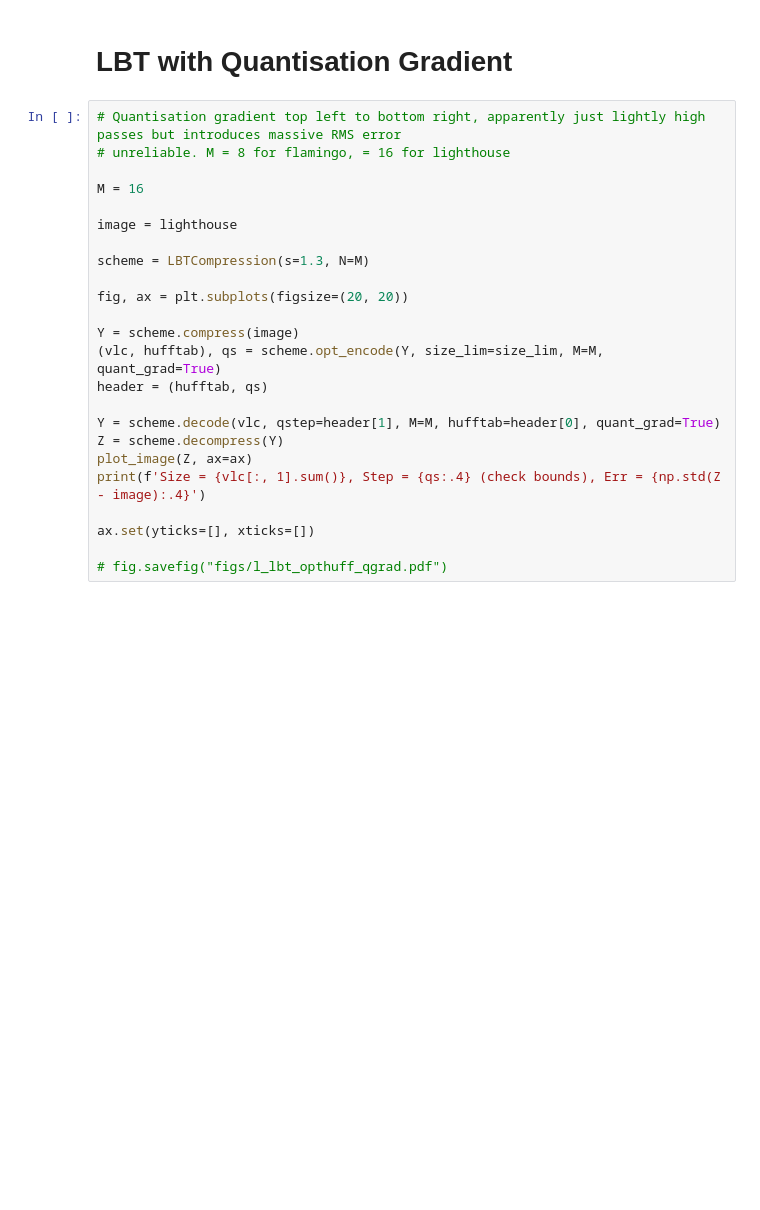
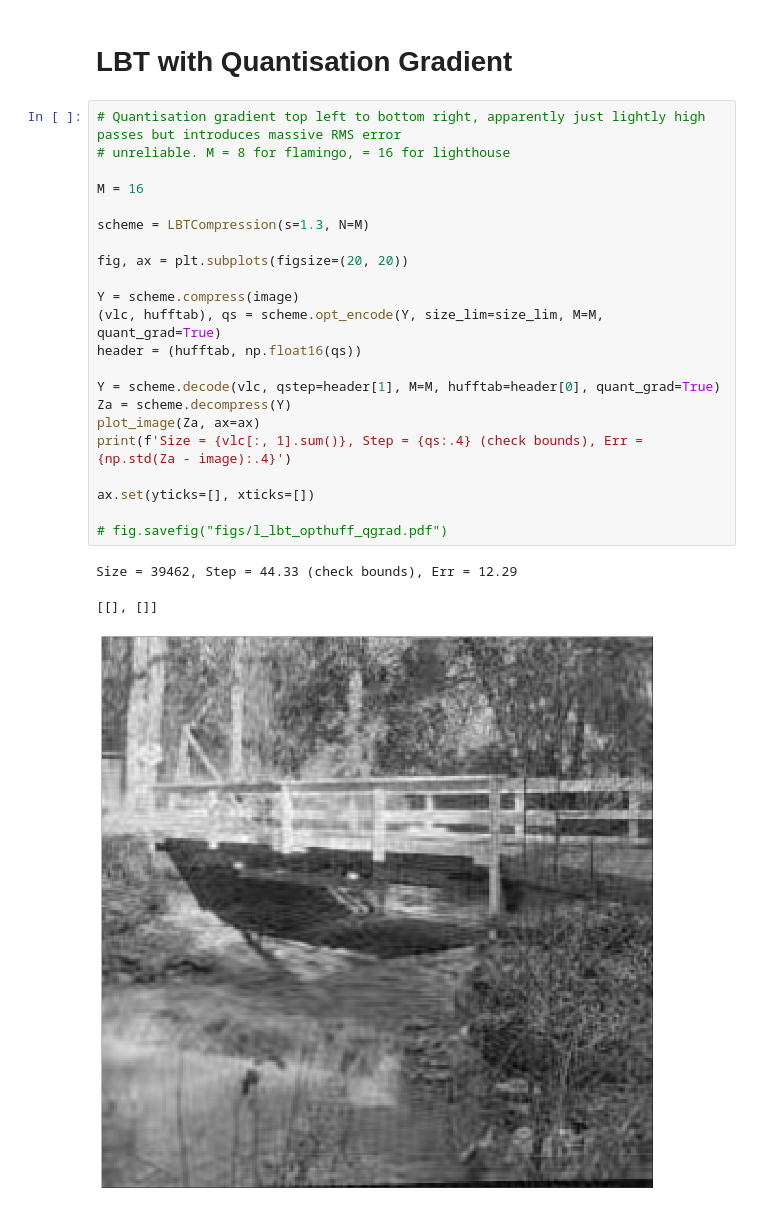
Before and after one commit to TobyBoyne/cued_sf2_lab, a Jupyter notebook: 13-analysis.ipynb, the cells around one changed output. Drawn from its saved outputs; the diff is of its cells as text; blank space fills up the shorter version.

```diff
--- a/13-analysis.ipynb
+++ b/13-analysis.ipynb
@@ -150,24 +174,26 @@ ax.set(yticks=[], xticks=[])
 # %%
 # Quantisation gradient top left to bottom right, apparently just lightly high passes but introduces massive RMS error
 # unreliable. M = 8 for flamingo, = 16 for lighthouse
 
 M = 16
-
-image = lighthouse
 
 scheme = LBTCompression(s=1.3, N=M)
 
 fig, ax = plt.subplots(figsize=(20, 20))
 
 Y = scheme.compress(image)
 (vlc, hufftab), qs = scheme.opt_encode(Y, size_lim=size_lim, M=M, quant_grad=True)
-header = (hufftab, qs)
+header = (hufftab, np.float16(qs))
 
 Y = scheme.decode(vlc, qstep=header[1], M=M, hufftab=header[0], quant_grad=True)
-Z = scheme.decompress(Y)
-plot_image(Z, ax=ax)
-print(f'Size = {vlc[:, 1].sum()}, Step = {qs:.4} (check bounds), Err = {np.std(Z - image):.4}')
+Za = scheme.decompress(Y)
+plot_image(Za, ax=ax)
+print(f'Size = {vlc[:, 1].sum()}, Step = {qs:.4} (check bounds), Err = {np.std(Za - image):.4}')
 
 ax.set(yticks=[], xticks=[])
 
 # fig.savefig("figs/l_lbt_opthuff_qgrad.pdf")
+# %% [output]
+Size = 39462, Step = 44.33 (check bounds), Err = 12.29
+[[], []]
+[figure, added]
```
Also changed, not shown: parts of 10 cells of this notebook, 1 other file.
